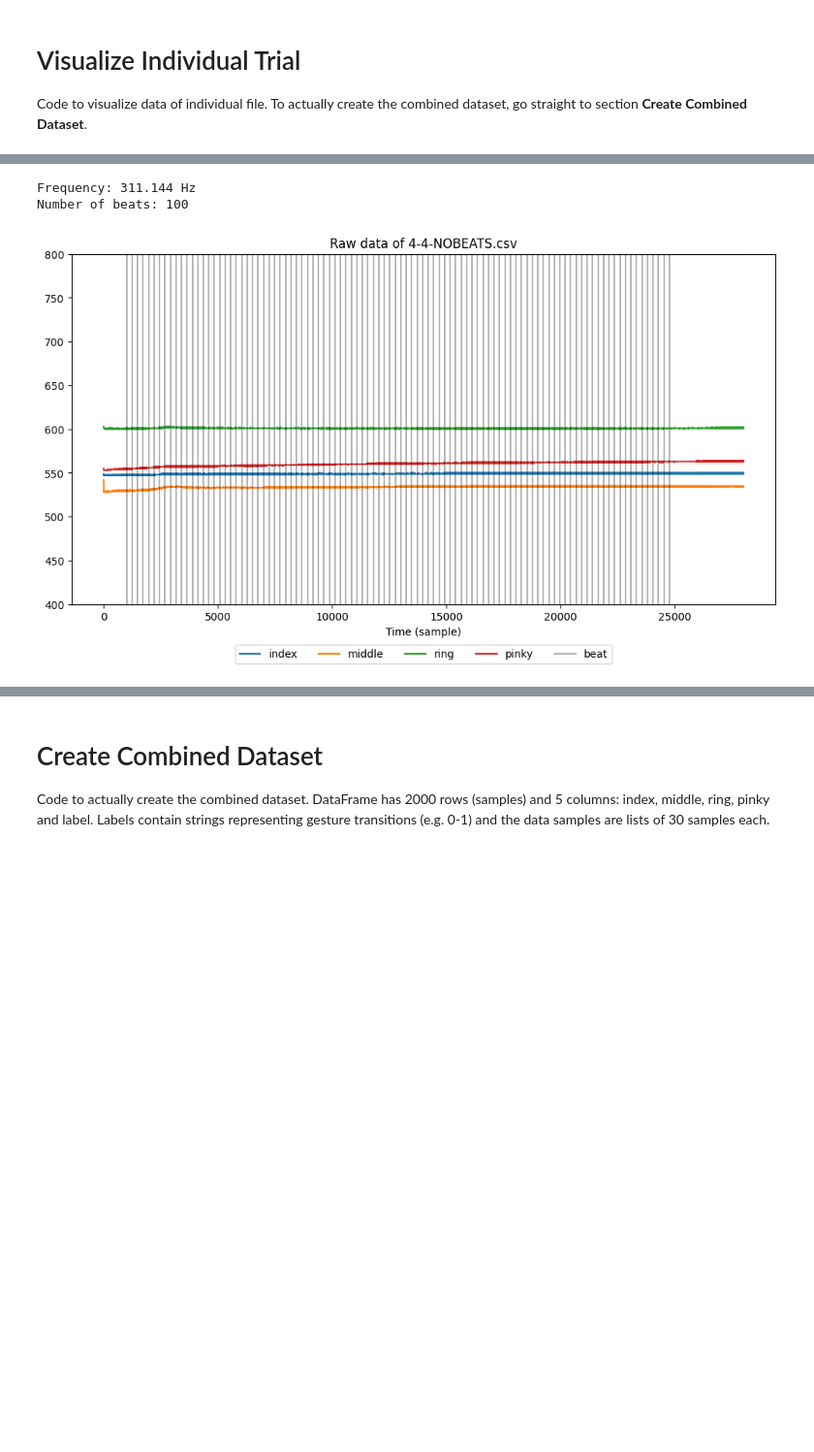
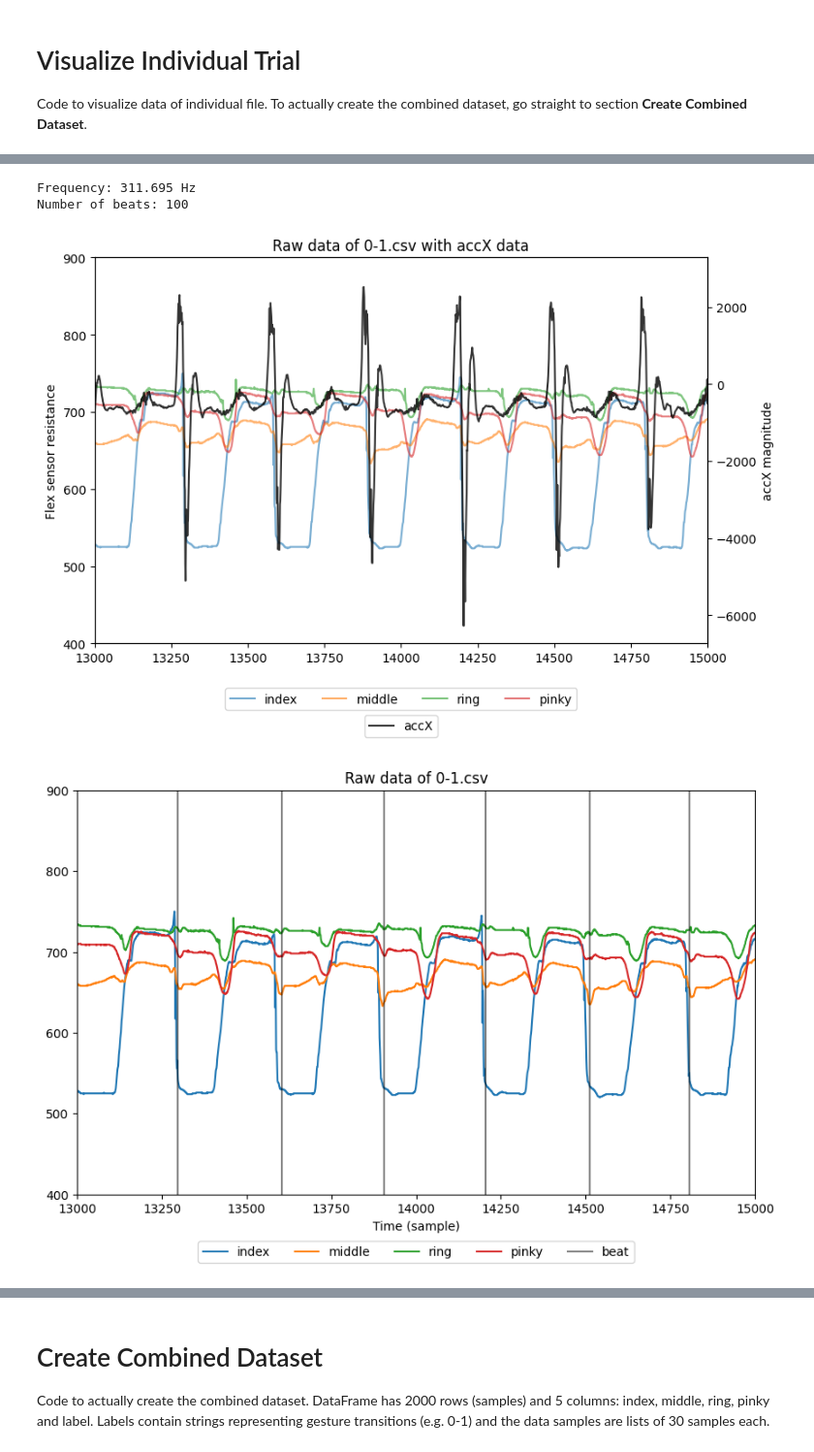
Before and after one commit to rachung2510/oppy, a Jupyter notebook: create_dataset.ipynb, the cells around one changed output, grey strips where cells are left out. Shown at 97% size. Drawn from its saved outputs; the diff is of its cells as text; code cells hidden in the pictures; blank space fills up the shorter version.

Commit message:
modify plots for report

```diff
--- a/create_dataset.ipynb
+++ b/create_dataset.ipynb
@@ -126,8 +127,8 @@ def get_valleys(x, n):
 # Visualize Individual Trial
 Code to visualize data of individual file. To actually create the combined dataset, go straight to section **Create Combined Dataset**.
 # %%
-DATA_PATH = "../data/"
-FILE = "4-4-NOBEATS.csv"
+DATA_PATH = "data/right/"
+FILE = "0-1.csv"
 df = pd.read_csv(DATA_PATH + FILE, index_col=0)
 print(df.shape)
 df.tail()
@@ -144,42 +145,55 @@ keys = ["index","middle","ring","pinky"]
 offset = 200
 NUM_BEATS = 100
 
 # get x-axis in seconds
 startTime = int(df.iloc[0,1])
 endTime = int(df.iloc[-1,1])
 x = np.linspace(0, endTime-startTime, df.shape[0])
 
 # get valleys
 if "NOBEATS" in FILE:
     valleys = [(1000 + 240*i) for i in range(NUM_BEATS)]
 else:
     accX = df['accX'].to_numpy()
     valleys = get_valleys(accX, NUM_BEATS)
 
 # print stats
 print("Frequency: %.3f Hz" % (df.shape[0]/(endTime-startTime)))
 print("Number of beats:", len(valleys))
 
 # plot data
-plt.figure(figsize=(12, 6))
+fig, ax1 = plt.subplots()
+fig.set_size_inches((9, 5.7))
+ax2 = ax1.twinx()
+for key in keys:
+    ax1.plot(df[key].to_numpy(), label=key, alpha=0.6)
+ax2.plot(df["accX"].to_numpy(), color="k", label="accX", alpha=0.8)
+ax1.legend(loc='upper center', bbox_to_anchor=(0.5, -0.1), ncol=4)
+ax2.legend(loc='upper center', bbox_to_anchor=(0.5, -0.17), ncol=5)
+plt.xlabel("Time (sample)")
+ax1.set_ylabel("Flex sensor resistance")
+ax2.set_ylabel("accX magnitude")
+plt.xlim(13000,15000)
+ax1.set_ylim((400,900))
+plt.title("Raw data of " + FILE + " with accX data")
+# plt.title("Gesture data for Kick-Hihat with accX data (Freq=%.2fHz)" % (df.shape[0]/(endTime-startTime)))
+plt.show()
+
+plt.figure(figsize=(10, 6))
 for key in keys:
     plt.plot(np.arange(0, len(x)), df[key].to_numpy(), label=key)
 for i in range(len(valleys)):
-    plt.axvline(valleys[i], color="k", alpha=0.3, label="beat" if not i else "")
-# for i in range(len(valleys)):
-#     plt.axvline(valleys[i]-offset, color="m", alpha=0.3, label="threshold" if not i else "")
-# for i in range(len(valleys)):
-#     plt.axvline(valleys[i]-offset-30, color="m", alpha=0.3)
-plt.hlines(0, 0, len(x), color="m", alpha=0.3)
-plt.hlines(800, 0, len(x), color="m", alpha=0.3)
+    plt.axvline(valleys[i], color="k", alpha=0.5, label="beat" if not i else "")
 plt.legend(loc='upper center', bbox_to_anchor=(0.5, -0.1), ncol=5)
 plt.xlabel("Time (sample)")
-# plt.xlim(13000,17000)
-plt.ylim((400,800))
+plt.xlim(13000,15000)
+plt.ylim((400,900))
 plt.title("Raw data of " + FILE)
+# plt.title("Gesture data for Kick-Hihat with beats indicated (Freq=%.2fHz)" % (df.shape[0]/(endTime-startTime)))
 # plt.grid()
 plt.show()
 # %% [output]
-Frequency: 311.144 Hz
+Frequency: 311.695 Hz
 Number of beats: 100
-[figure, old version]
+[figure, new version]
+[figure, added]
```
Also changed, not shown: parts of 4 cells of this notebook.
